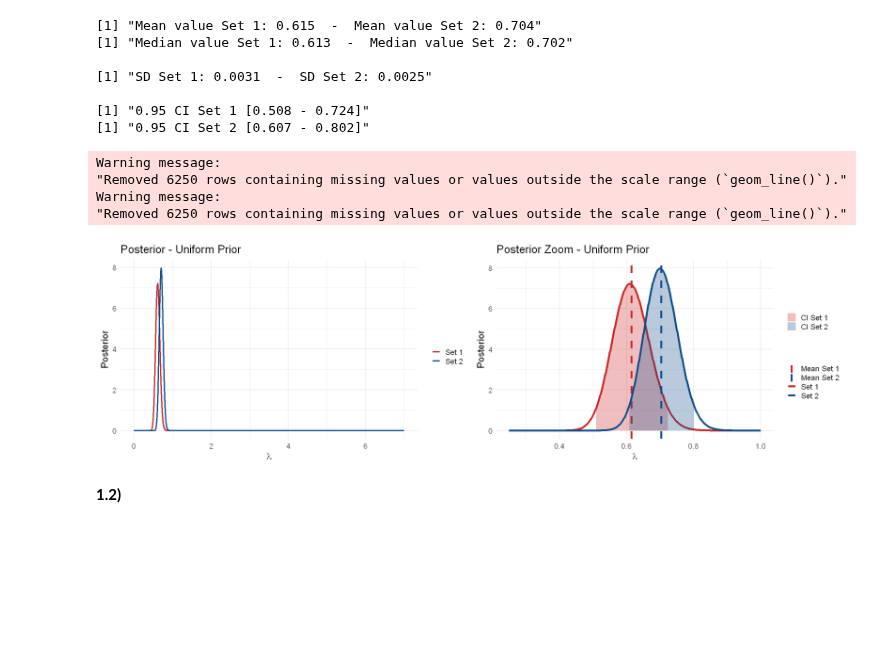
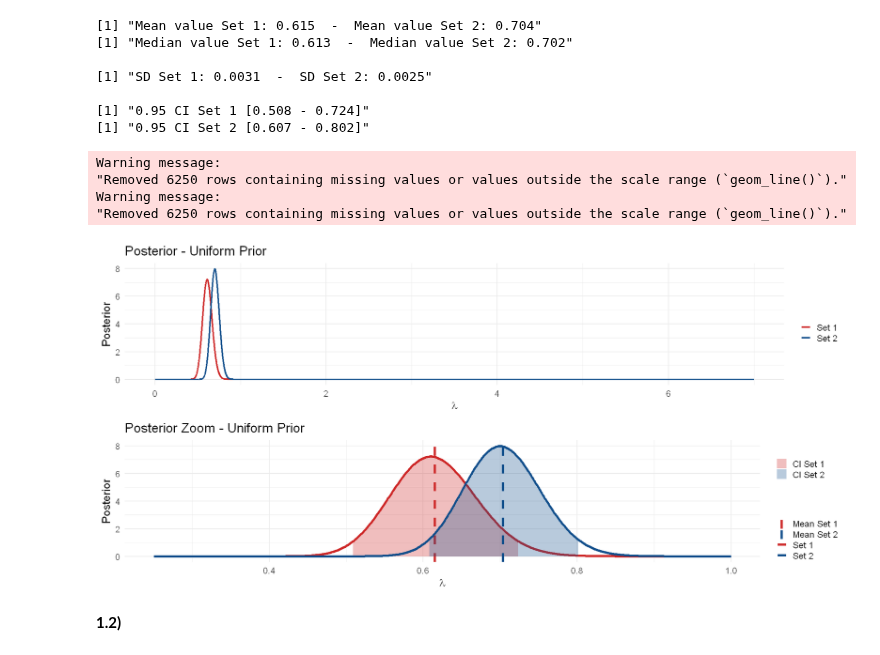
Before and after one commit to Berto70/advstat, a Jupyter notebook: ex6/JAGS/Bertinelli_Gabriele_Rlab06.ipynb, the cells around one changed output. Drawn from its saved outputs; the diff is of its cells as text; code cells hidden in the pictures; blank space fills up the shorter version.

```diff
--- a/ex6/JAGS/Bertinelli_Gabriele_Rlab06.ipynb
+++ b/ex6/JAGS/Bertinelli_Gabriele_Rlab06.ipynb
@@ -111,7 +111,7 @@ print(sprintf('0.95 CI Set 2 [%.3f - %.3f]', result_unif$l.ci[2], result_unif$u.
 [1] "0.95 CI Set 1 [0.508 - 0.724]"
 [1] "0.95 CI Set 2 [0.607 - 0.802]"
 # %%
-options(repr.plot.width = 20, repr.plot.height = 6)
+options(repr.plot.width = 17, repr.plot.height = 8)
 # plot
 unif.post.plot <- ggplot() +
         geom_line(aes(lambda_list, p.post_unif1, color='Set 1'), lwd=1.3) +
@@ -121,35 +121,35 @@ unif.post.plot <- ggplot() +
         scale_color_manual(values = c('Set 1' = 'firebrick3', 'Set 2' = 'dodgerblue4'))
 
 # zoom in plot
 unif.post.plot.zoom <- ggplot() +
         geom_line(aes(lambda_list, p.post_unif1, color='Set 1'), lwd=1.7) +
         geom_area(aes(x = lambda_list[lambda_list > lower_unif1 & lambda_list < upper_unif1],
                       y = p.post_unif1[lambda_list > lower_unif1 & lambda_list < upper_unif1],
                       fill='CI Set 1'), alpha=0.3) +
         geom_vline(aes(xintercept=mean_unif1, color='Mean Set 1'), linetype='dashed', lwd=1.7) +
 
         geom_line(aes(lambda_list, p.post_unif2, color='Set 2'), lwd=1.7) +
         geom_area(aes(x = lambda_list[lambda_list > lower_unif2 & lambda_list < upper_unif2],
                       y = p.post_unif2[lambda_list > lower_unif2 & lambda_list < upper_unif2],
                       fill='CI Set 2'), alpha=0.3) +
         geom_vline(aes(xintercept=mean_unif2, color='Mean Set 2'), linetype='dashed', lwd=1.7) +
 
         labs(x=(TeX(r'(\lambda)')), y ='Posterior', title='Posterior Zoom - Uniform Prior', color='', fill='') +
 
         scale_color_manual(values = c('Set 1' = 'firebrick3', 'Mean Set 1' = 'firebrick3',
                                       'Set 2' = 'dodgerblue4', 'Mean Set 2' = 'dodgerblue4')) +
         scale_fill_manual(values = c('CI Set 1' = 'firebrick3', 'CI Set 2' = 'dodgerblue4')) +
         theme_minimal(base_size = 18) +
 
         ylim(0, 8) + xlim(0.25, 1)
 
-grid.arrange(grobs=list(unif.post.plot, unif.post.plot.zoom), nrow=1, ncol=2)
+grid.arrange(grobs=list(unif.post.plot, unif.post.plot.zoom), nrow=2, ncol=1)
 # %% [output]
 Warning message:
 "Removed 6250 rows containing missing values or values outside the scale range (`geom_line()`)."
 Warning message:
 "Removed 6250 rows containing missing values or values outside the scale range (`geom_line()`)."
-[figure, old version]
+[figure, new version]
 # %% [markdown]
 **1.2)**
 # %%
```
Also changed, not shown: parts of 17 cells of this notebook.
